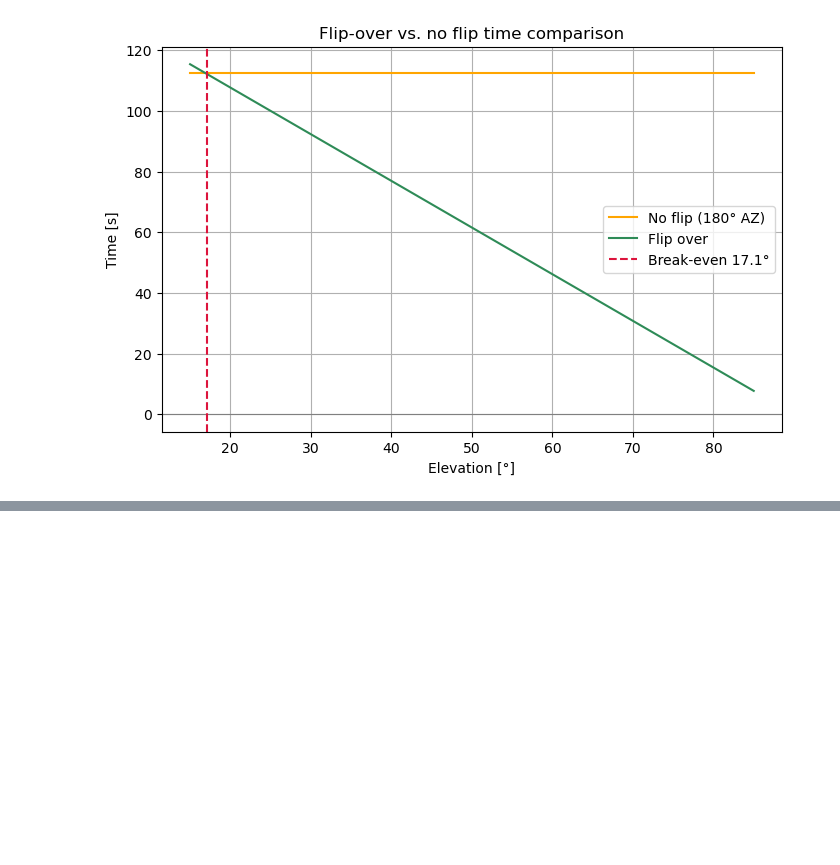
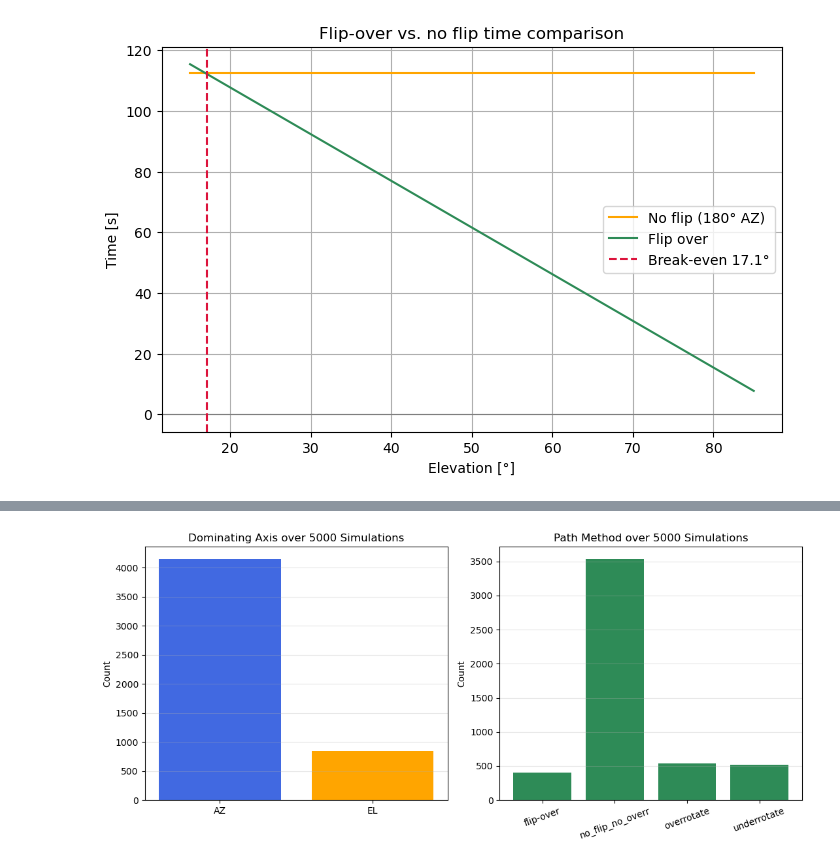
Before and after one commit to S-Wimmer1/Going-the-short-way, a Jupyter notebook: radtel2.0.ipynb, the cells around one changed output, grey strips where cells are left out. Drawn from its saved outputs; the diff is of its cells as text; code cells hidden in the pictures; blank space fills up the shorter version.

Commit message:
dominating axis + rates added

```diff
--- a/radtel2.0.ipynb
+++ b/radtel2.0.ipynb
@@ -719,3 +720,84 @@ if len(idx) > 0:
 plt.show()
 # %% [output]
 [figure]
+# %%
+def dominating_axis_and_flip_rate(N=5000, steps=500, seed=None):
+    if seed is not None:
+        np.random.seed(seed)
+
+    wps = random_waypoints(N)
+    results = []
+
+    for i in range(len(wps) - 1):
+        start = wps[i]
+        end = wps[i+1]
+
+        alp_path = choose_path_logic(start, end, steps=steps)
+        method = alp_path["name"]
+
+        az1, el1 = start
+        az2, el2 = end
+
+        # Dominating axis
+        az_diff = abs(wrap180(end[0] - start[0]))
+
+        if method == "flip-over":
+            el_diff = (90.0 - az1) + (90.0 - az2)
+        else:
+            el_diff = abs(end[1] - start[1])
+
+        time_az = az_diff / AZ_SPEED
+        time_el = el_diff / EL_SPEED
+        dominating_axis = "AZ" if time_az > time_el else "EL"
+
+        results.append({
+            "From": start,
+            "To": end,
+            "Method": method,
+            "DominatingAxis": dominating_axis,
+            "Time (s)": alp_path["time"]
+        })
+
+    df_res = pd.DataFrame(results)
+
+
+
+
+    # Stats
+    method_counts = df_res["Method"].value_counts().sort_index()
+    axis_counts = df_res["DominatingAxis"].value_counts().sort_index()
+    flip_rate = (df_res["Method"] == "flip-over").mean()
+    overr_rate = (df_res["Method"] == "overrotate").mean()
+    underr_rate = (df_res["Method"] == "underrotate").mean()
+
+    print(f"Flip-over rate:     {flip_rate  *    100:.3f} %")
+    print(f"Overrotation rate:  {overr_rate  *   100:.3f} %")
+    print(f"Underrotation rate: {underr_rate  *  100:.3f} %")
+    print("\n\n\nMethod counts:\n")
+    print(method_counts)
+    print("\n\n\nDominating axis counts:\n")
+    print(axis_counts)
+
+
+
+
+    fig, axs = plt.subplots(1, 2, figsize=(11, 5))
+
+    axs[0].bar(axis_counts.index, axis_counts.values, color=["royalblue", "orange"])
+    axs[0].set_title(f"Dominating Axis over {N} Simulations")
+    axs[0].set_ylabel("Count")
+    axs[0].grid(True, axis="y", alpha=0.3)
+
+    axs[1].bar(method_counts.index, method_counts.values, color="seagreen")
+    axs[1].set_title(f"Path Method over {N} Simulations")
+    axs[1].set_ylabel("Count")
+    axs[1].tick_params(axis='x', rotation=20)
+    axs[1].grid(True, axis="y", alpha=0.3)
+
+    plt.tight_layout()
+    plt.show()
+
+    return df_res
+
+df_sim = dominating_axis_and_flip_rate(N=5000, steps=200, seed=42)
+# %% [output]
@@ -721,0 +821 @@ plt.show()
+[figure, added]
```
Also changed, not shown: parts of 2 cells of this notebook.
